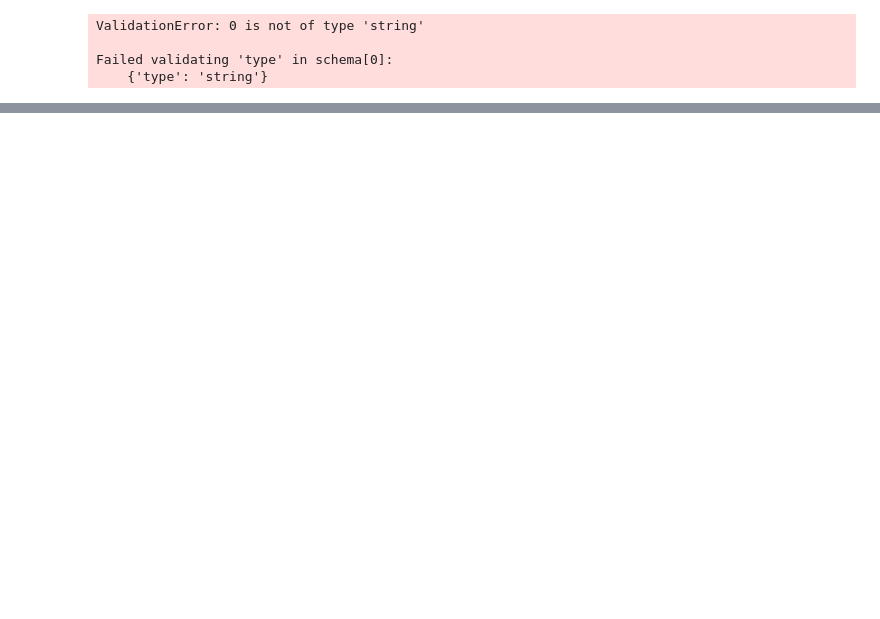
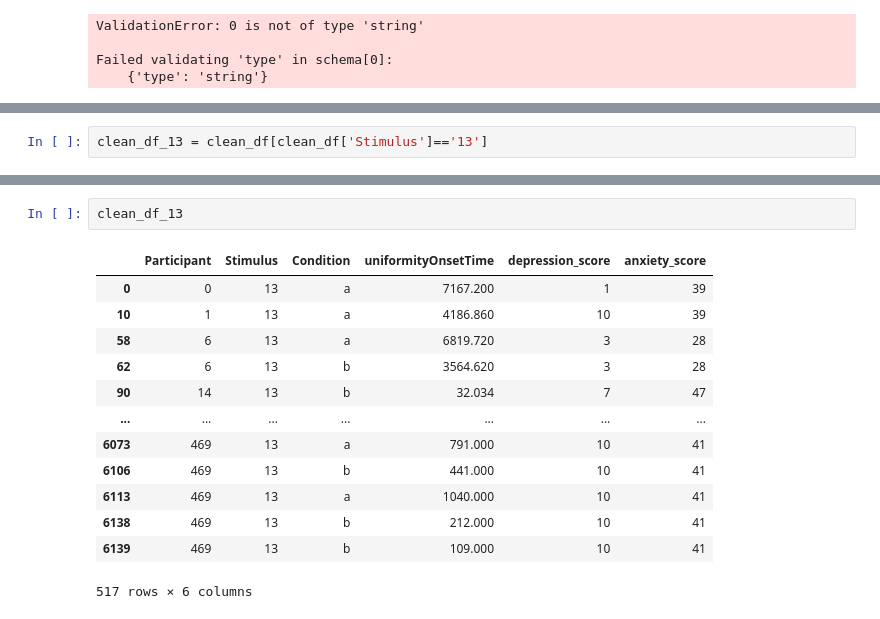
Before and after one commit to jimzhang629/OnlineUniformityIllusionStudy, a Jupyter notebook: ResultsAnalysis.ipynb, the cells around one changed output, grey strips where cells are left out. Drawn from its saved outputs; the diff is of its cells as text; blank space fills up the shorter version.

```diff
--- a/ResultsAnalysis.ipynb
+++ b/ResultsAnalysis.ipynb
@@ -44,0 +121,2 @@ for i in range(data.shape[0]):
+# %%
+clean_df_13 = clean_df[clean_df['Stimulus']=='13']
@@ -45,3 +127,19 @@ for i in range(data.shape[0]):
+# %%
+clean_df_13
+# %% [output]
+|  | Participant | Stimulus | Condition | uniformityOnsetTime | depression_score | anxiety_score |
+| 0 | 0 | 13 | a | 7167.200 | 1 | 39 |
+| 10 | 1 | 13 | a | 4186.860 | 10 | 39 |
+| 58 | 6 | 13 | a | 6819.720 | 3 | 28 |
+| 62 | 6 | 13 | b | 3564.620 | 3 | 28 |
+| 90 | 14 | 13 | b | 32.034 | 7 | 47 |
+| ... | ... | ... | ... | ... | ... | ... |
+| 6073 | 469 | 13 | a | 791.000 | 10 | 41 |
+| 6106 | 469 | 13 | b | 441.000 | 10 | 41 |
+| 6113 | 469 | 13 | a | 1040.000 | 10 | 41 |
+| 6138 | 469 | 13 | b | 212.000 | 10 | 41 |
+| 6139 | 469 | 13 | b | 109.000 | 10 | 41 |
+517 rows × 6 columns
 # %% [markdown]
 <a style='text-decoration:none;line-height:16px;display:flex;color:#5B5B62;padding:10px;justify-content:end;' href='https://deepnote.com?utm_source=created-in-deepnote-cell&projectId=b428ea16-8644-4725-b427-7c3182996c03' target="_blank">
 <img alt='Created in deepnote.com' style='display:inline;max-height:16px;margin:0px;margin-right:7.5px;' src='embedded-picture-1' > </img>
```
Also changed, not shown: parts of 13 cells of this notebook, 5 other files.
